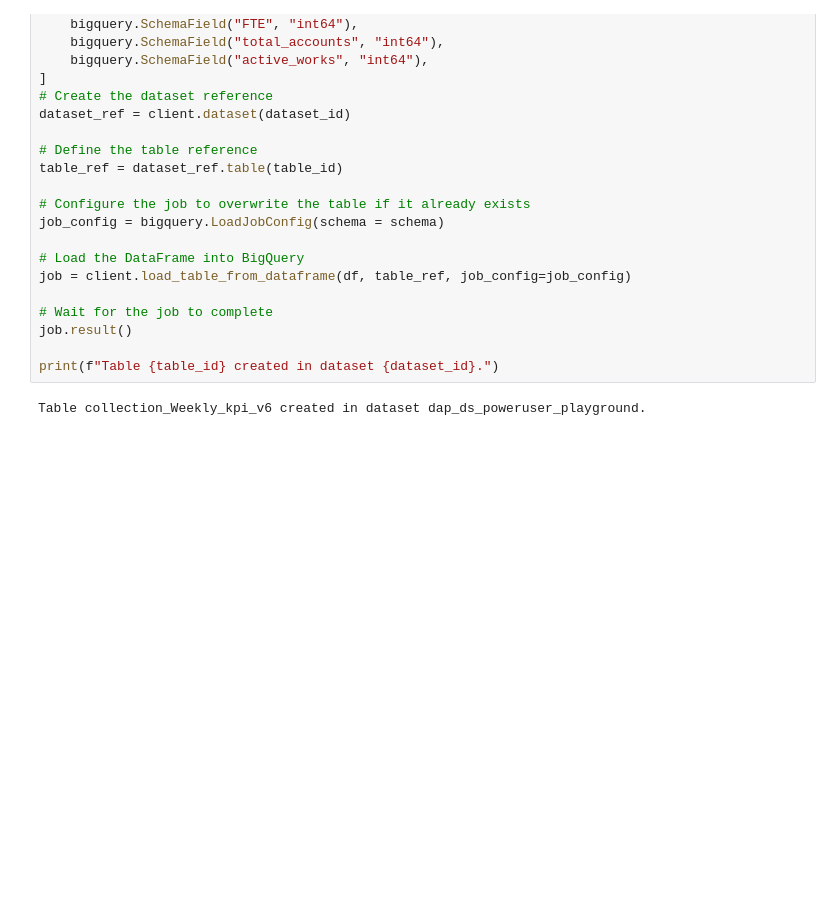
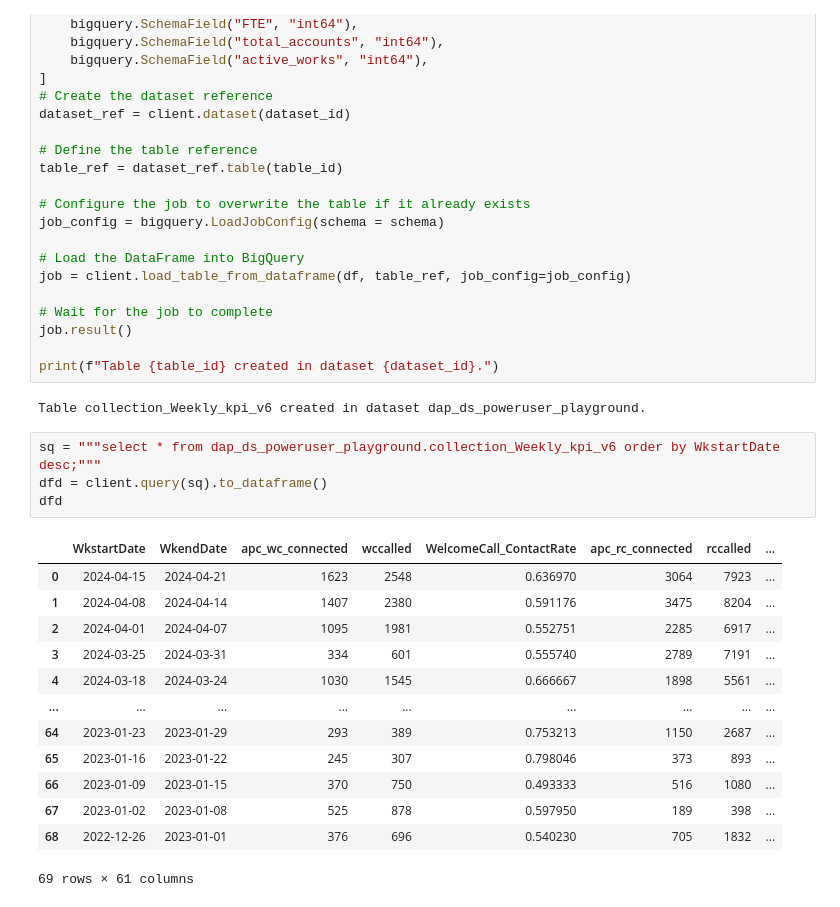
Before and after one commit to dchakroborti-tonik/WeeklyKPI, a Jupyter notebook: Notebook/New_KPI_Weekly_Report_V6.ipynb, the cells around one changed output. Drawn from its saved outputs; the diff is of its cells as text; blank space fills up the shorter version.

```diff
--- a/Notebook/New_KPI_Weekly_Report_V6.ipynb
+++ b/Notebook/New_KPI_Weekly_Report_V6.ipynb
@@ -1808,3 +1810,21 @@ job.result()
 print(f"Table {table_id} created in dataset {dataset_id}.")
 # %% [output]
 Table collection_Weekly_kpi_v6 created in dataset dap_ds_poweruser_playground.
+# %%
+sq = """select * from dap_ds_poweruser_playground.collection_Weekly_kpi_v6 order by WkstartDate desc;"""
+dfd = client.query(sq).to_dataframe()
+dfd
+# %% [output]
+|  | WkstartDate | WkendDate | apc_wc_connected | wccalled | WelcomeCall_ContactRate | apc_rc_connected | rccalled | ... |
+| 0 | 2024-04-15 | 2024-04-21 | 1623 | 2548 | 0.636970 | 3064 | 7923 | ... |
+| 1 | 2024-04-08 | 2024-04-14 | 1407 | 2380 | 0.591176 | 3475 | 8204 | ... |
+| 2 | 2024-04-01 | 2024-04-07 | 1095 | 1981 | 0.552751 | 2285 | 6917 | ... |
+| 3 | 2024-03-25 | 2024-03-31 | 334 | 601 | 0.555740 | 2789 | 7191 | ... |
+| 4 | 2024-03-18 | 2024-03-24 | 1030 | 1545 | 0.666667 | 1898 | 5561 | ... |
+| ... | ... | ... | ... | ... | ... | ... | ... | ... |
+| 64 | 2023-01-23 | 2023-01-29 | 293 | 389 | 0.753213 | 1150 | 2687 | ... |
+| 65 | 2023-01-16 | 2023-01-22 | 245 | 307 | 0.798046 | 373 | 893 | ... |
+| 66 | 2023-01-09 | 2023-01-15 | 370 | 750 | 0.493333 | 516 | 1080 | ... |
+| 67 | 2023-01-02 | 2023-01-08 | 525 | 878 | 0.597950 | 189 | 398 | ... |
+| 68 | 2022-12-26 | 2023-01-01 | 376 | 696 | 0.540230 | 705 | 1832 | ... |
+69 rows × 61 columns
```
Also changed, not shown: parts of 28 cells of this notebook, 3 other files.
